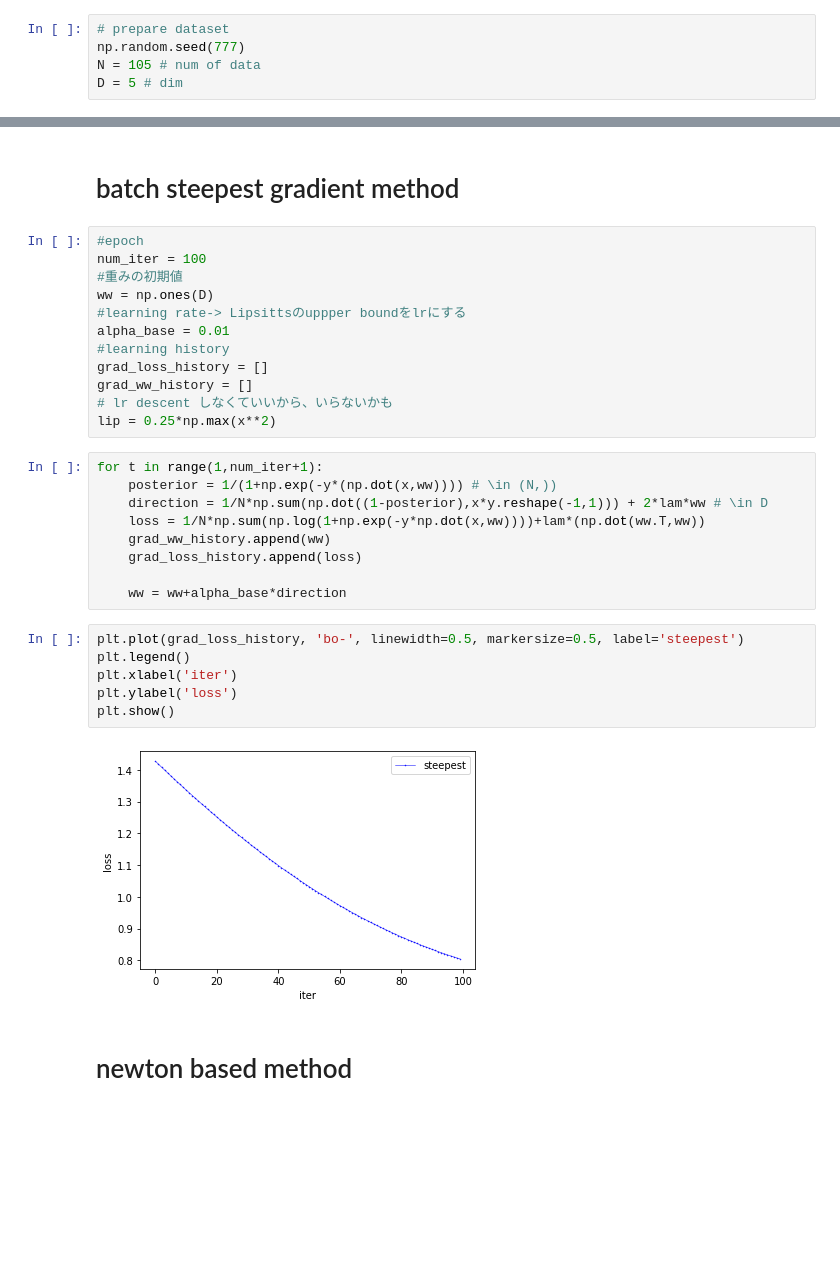
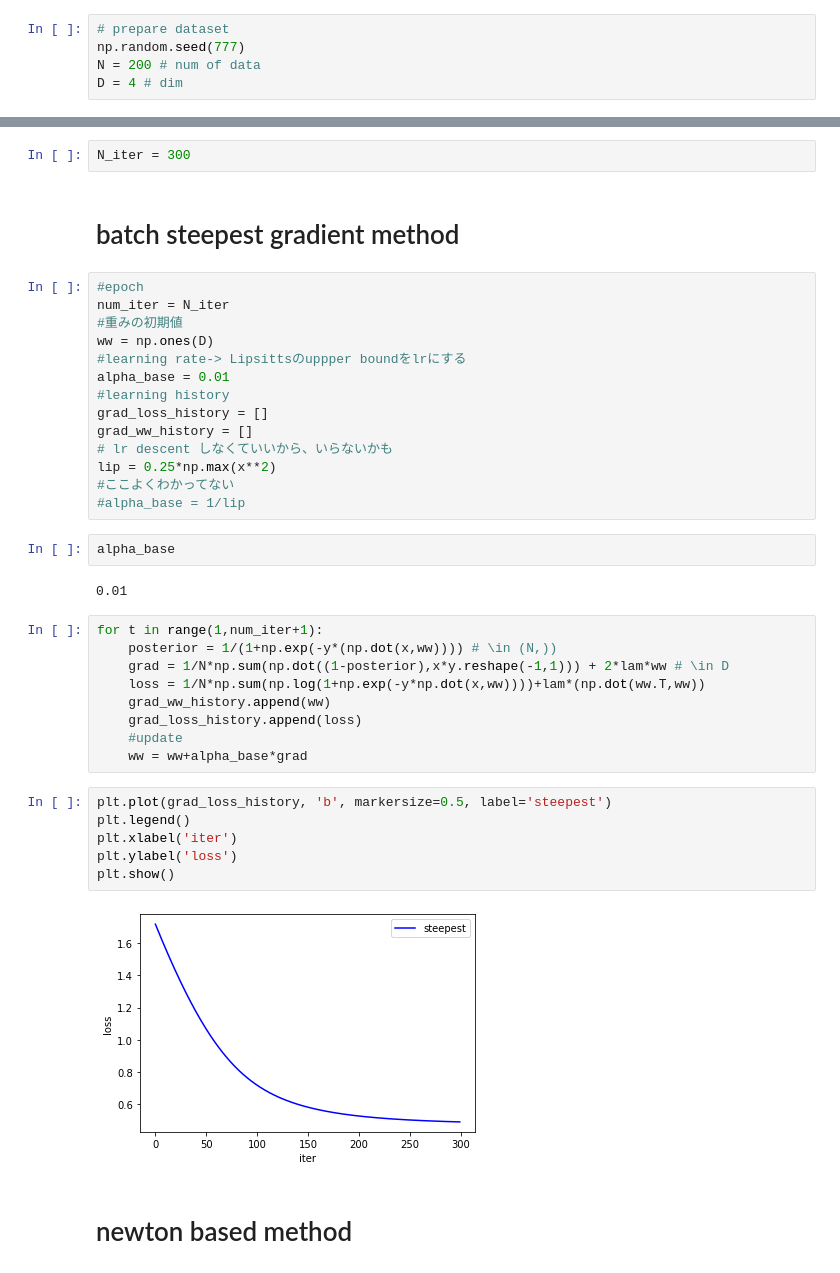
Before and after one commit to Ueeek/ML_assignment, a Jupyter notebook: mid_term1.ipynb, the cells around one changed output, grey strips where cells are left out. Cells and saved outputs as stored; diff of their text form; blank space fills up the shorter version.

```diff
--- a/mid_term1.ipynb
+++ b/mid_term1.ipynb
@@ -10,8 +10,8 @@ from math import ceil
 # %%
 # prepare dataset
 np.random.seed(777)
-N = 105 # num of data
-D = 5 # dim
+N = 200 # num of data
+D = 4 # dim
 # %%
 omega = np.random.randn(D)
 noise = 0.8 * np.random.randn(N)
@@ -25,8 +21,10 @@ y.shape
+# %%
+N_iter = 300
 # %% [markdown]
 # batch steepest gradient method
 # %%
 #epoch
-num_iter = 100
+num_iter = N_iter
 #重みの初期値
 ww = np.ones(D)
 #learning rate-> Lipsittsのuppper boundをlrにする
@@ -36,23 +34,29 @@ grad_loss_history = []
 grad_ww_history = []
 # lr descent しなくていいから、いらないかも
 lip = 0.25*np.max(x**2)
+#ここよくわかってない
+#alpha_base = 1/lip
+# %%
+alpha_base
+# %% [output]
+0.01
 # %%
 for t in range(1,num_iter+1):
     posterior = 1/(1+np.exp(-y*(np.dot(x,ww)))) # \in (N,))
-    direction = 1/N*np.sum(np.dot((1-posterior),x*y.reshape(-1,1))) + 2*lam*ww # \in D
+    grad = 1/N*np.sum(np.dot((1-posterior),x*y.reshape(-1,1))) + 2*lam*ww # \in D
     loss = 1/N*np.sum(np.log(1+np.exp(-y*np.dot(x,ww))))+lam*(np.dot(ww.T,ww))
     grad_ww_history.append(ww)
     grad_loss_history.append(loss)
-
-    ww = ww+alpha_base*direction
+    #update
+    ww = ww+alpha_base*grad
 # %%
-plt.plot(grad_loss_history, 'bo-', linewidth=0.5, markersize=0.5, label='steepest')
+plt.plot(grad_loss_history, 'b', markersize=0.5, label='steepest')
 plt.legend()
 plt.xlabel('iter')
 plt.ylabel('loss')
 plt.show()
 # %% [output]
-[figure, old version]
+[figure, new version]
 # %% [markdown]
 # newton based method
 # %%
```
Also changed, not shown: parts of 5 cells of this notebook, 1 other file.
